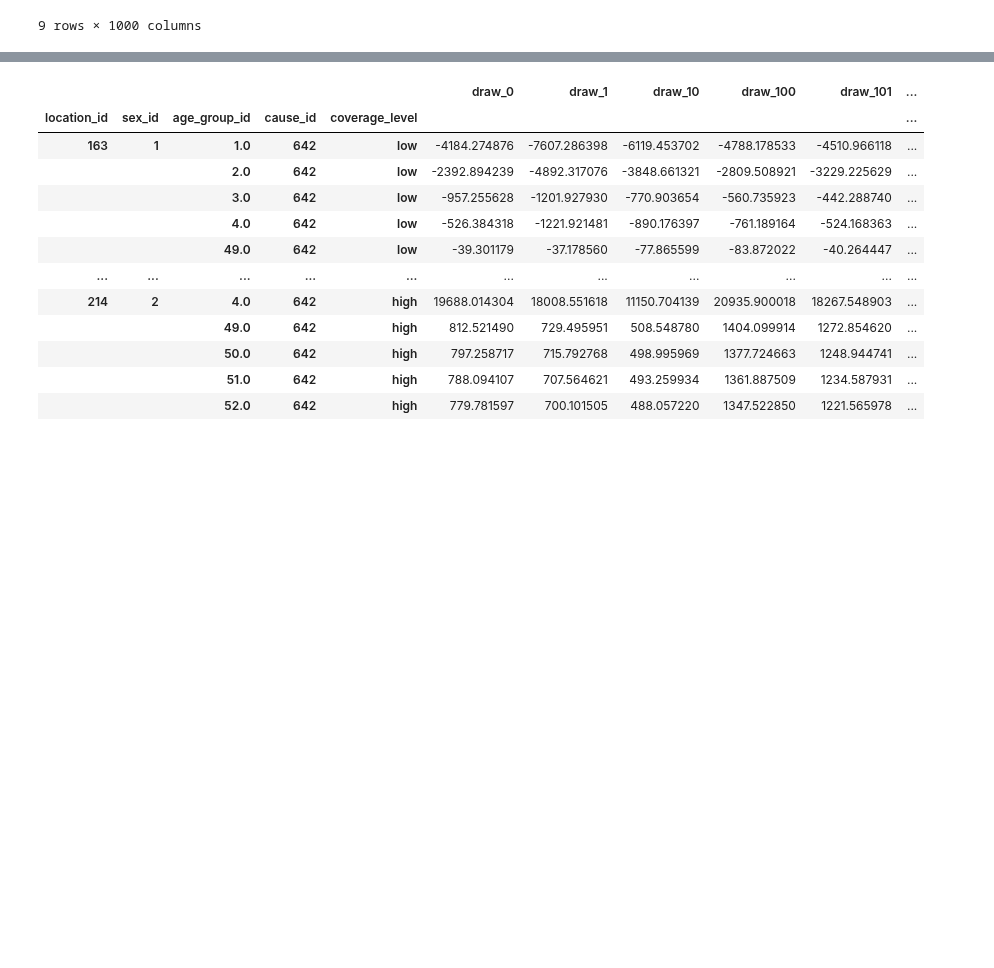
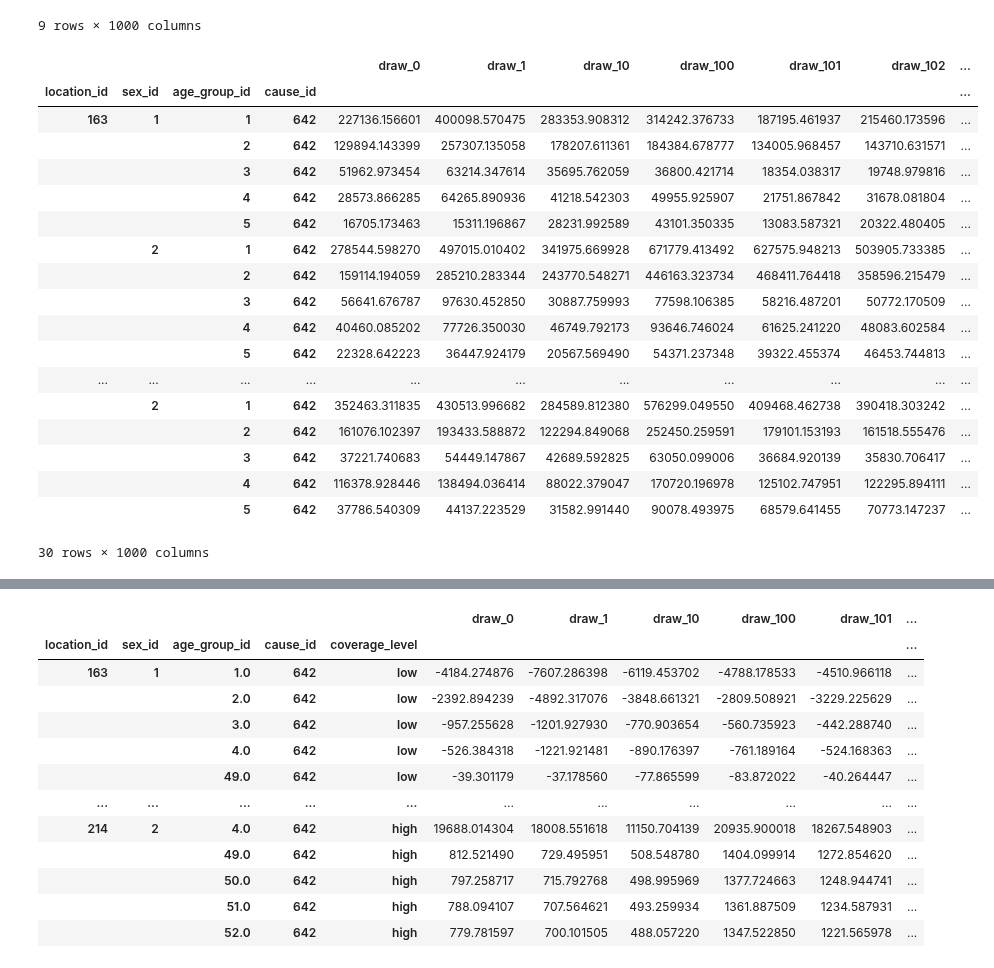
Before and after one commit to ihmeuw/vivarium_data_analysis, a Jupyter notebook: pre_processing/lsff_project/multiplication_models/dichotomous_models/2021_02_16_folic_acid_multiplicative_model_updated_alpha.ipynb, the cells around one changed output, grey strips where cells are left out. Drawn from its saved outputs; the diff is of its cells as text; code cells hidden in the pictures; blank space fills up the shorter version.

```diff
--- a/pre_processing/lsff_project/multiplication_models/dichotomous_models/2021_02_16_folic_acid_multiplicative_model_updated_alpha.ipynb
+++ b/pre_processing/lsff_project/multiplication_models/dichotomous_models/2021_02_16_folic_acid_multiplicative_model_updated_alpha.ipynb
@@ -189,5 +223,27 @@ pif_ntds_nofort = paf_ntds_nofort * ((alpha_star - alpha) / (1 - alpha))
 # %%
 # delta_alpha = alpha_star - alpha
 # prop_averted_ntds = delta_alpha * (1-1/rr_ntds_nofort)
+# %%
+dalys
+# %% [output]
+|  |  |  |  | draw_0 | draw_1 | draw_10 | draw_100 | draw_101 | draw_102 | ... |
+| location_id | sex_id | age_group_id | cause_id |  |  |  |  |  |  | ... |
+| 163 | 1 | 1 | 642 | 227136.156601 | 400098.570475 | 283353.908312 | 314242.376733 | 187195.461937 | 215460.173596 | ... |
+|  |  | 2 | 642 | 129894.143399 | 257307.135058 | 178207.611361 | 184384.678777 | 134005.968457 | 143710.631571 | ... |
+|  |  | 3 | 642 | 51962.973454 | 63214.347614 | 35695.762059 | 36800.421714 | 18354.038317 | 19748.979816 | ... |
+|  |  | 4 | 642 | 28573.866285 | 64265.890936 | 41218.542303 | 49955.925907 | 21751.867842 | 31678.081804 | ... |
+|  |  | 5 | 642 | 16705.173463 | 15311.196867 | 28231.992589 | 43101.350335 | 13083.587321 | 20322.480405 | ... |
+|  | 2 | 1 | 642 | 278544.598270 | 497015.010402 | 341975.669928 | 671779.413492 | 627575.948213 | 503905.733385 | ... |
+|  |  | 2 | 642 | 159114.194059 | 285210.283344 | 243770.548271 | 446163.323734 | 468411.764418 | 358596.215479 | ... |
+|  |  | 3 | 642 | 56641.676787 | 97630.452850 | 30887.759993 | 77598.106385 | 58216.487201 | 50772.170509 | ... |
+|  |  | 4 | 642 | 40460.085202 | 77726.350030 | 46749.792173 | 93646.746024 | 61625.241220 | 48083.602584 | ... |
+|  |  | 5 | 642 | 22328.642223 | 36447.924179 | 20567.569490 | 54371.237348 | 39322.455374 | 46453.744813 | ... |
+| ... | ... | ... | ... | ... | ... | ... | ... | ... | ... | ... |
+|  | 2 | 1 | 642 | 352463.311835 | 430513.996682 | 284589.812380 | 576299.049550 | 409468.462738 | 390418.303242 | ... |
+|  |  | 2 | 642 | 161076.102397 | 193433.588872 | 122294.849068 | 252450.259591 | 179101.153193 | 161518.555476 | ... |
+|  |  | 3 | 642 | 37221.740683 | 54449.147867 | 42689.592825 | 63050.099006 | 36684.920139 | 35830.706417 | ... |
+|  |  | 4 | 642 | 116378.928446 | 138494.036414 | 88022.379047 | 170720.196978 | 125102.747951 | 122295.894111 | ... |
+|  |  | 5 | 642 | 37786.540309 | 44137.223529 | 31582.991440 | 90078.493975 | 68579.641455 | 70773.147237 | ... |
+30 rows × 1000 columns
 # %%
 def pull_dalys(cause_ids, nonfatal_cause_ids, location_ids, ages, sexes, index_cols):
```
Also changed, not shown: parts of 31 cells of this notebook.
